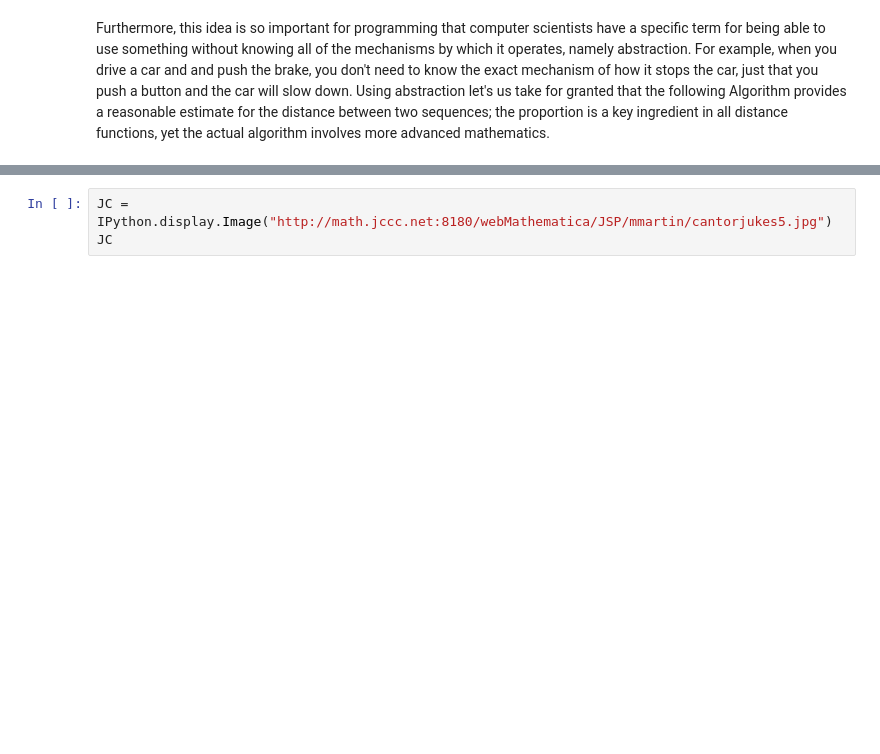
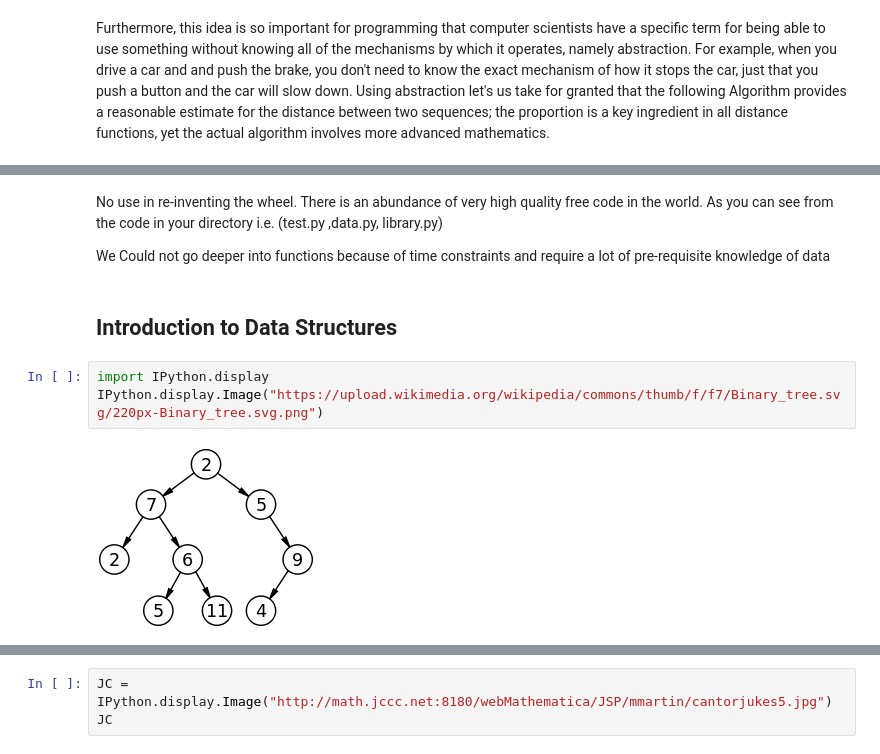
Before and after one commit to apearson1995/Align-Workshop, a Jupyter notebook: Workshop Notebook.ipynb, the cells around one changed output, grey strips where cells are left out. Cells and saved outputs as stored; diff of their text form; blank space fills up the shorter version.

```diff
--- a/Workshop Notebook.ipynb
+++ b/Workshop Notebook.ipynb
@@ -300,0 +308,11 @@ Furthermore, this idea is so important for programming that computer scientists
+# %% [markdown]
+No use in re-inventing the wheel. There is an abundance of very high quality free code in the world. As you can see from the code in your directory i.e. (test.py ,data.py, library.py)
+
+We Could not go deeper into functions because of time constraints and require a lot of pre-requisite knowledge of data
+# %% [markdown]
+## Introduction to Data Structures
+# %%
+import IPython.display
+IPython.display.Image("https://upload.wikimedia.org/wikipedia/commons/thumb/f/f7/Binary_tree.svg/220px-Binary_tree.svg.png")
+# %% [output]
+[figure, added]
```
Also changed, not shown: parts of 5 cells of this notebook.
